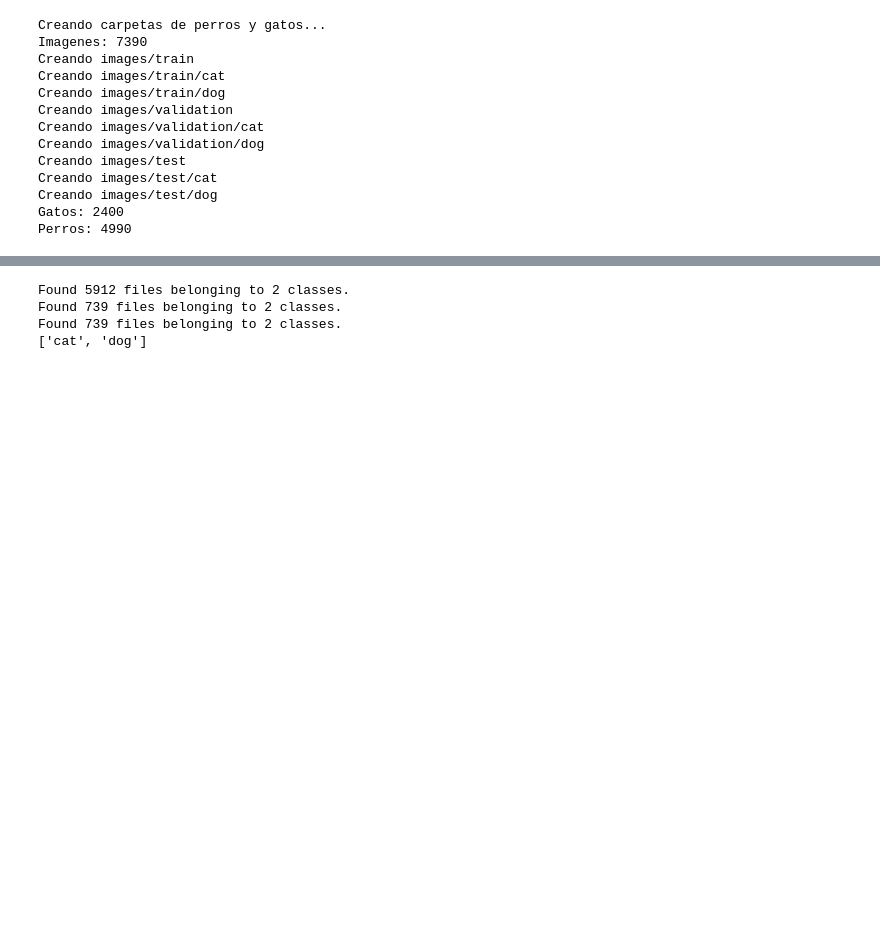
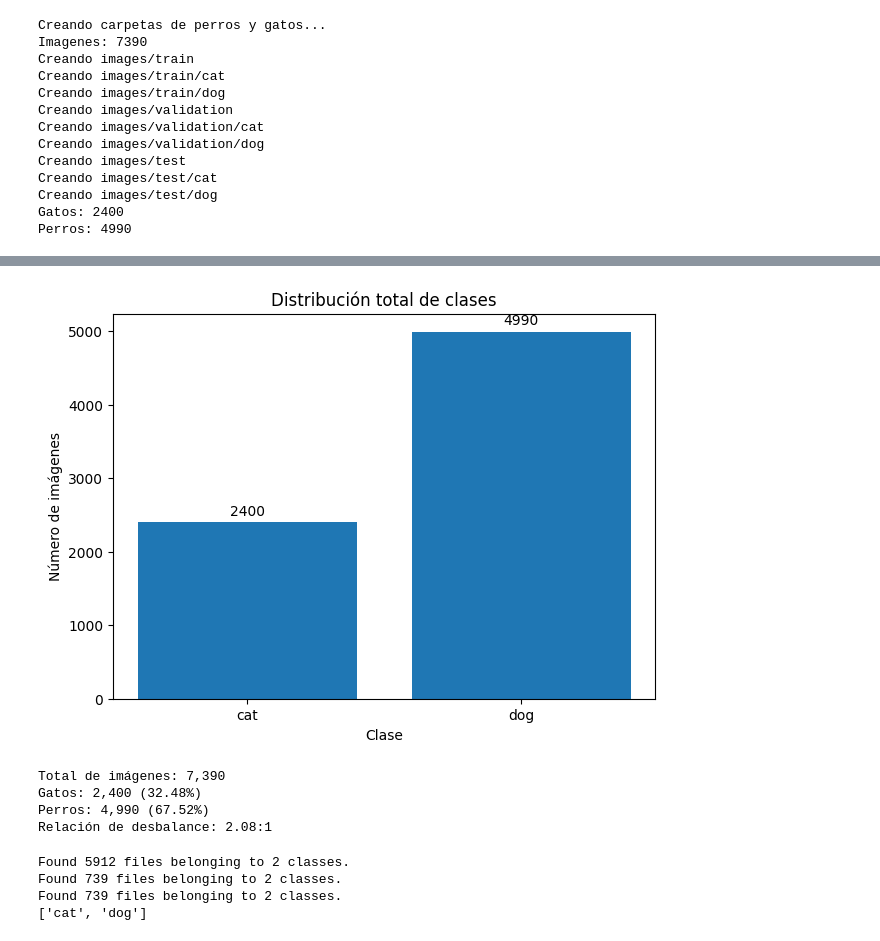
Before and after one commit to gerdoc-unir/M1-ACT-1, a Jupyter notebook: Actividad1_MODAM.ipynb, the cells around one changed output, grey strips where cells are left out. Saved outputs shown, nothing was run; the diff lists cells and outputs as text; code cells hidden in the pictures; blank space fills up the shorter version.

```diff
--- a/Actividad1_MODAM.ipynb
+++ b/Actividad1_MODAM.ipynb
@@ -146,3 +183,33 @@ mover_archivos( perros_test, f'{carpeta_test}/{dog_label}' )
+# %%
+totales = df[ df[ conjunto_label] == total_label]
+valores = [ totales[ cat_label ].iloc[0], totales[ dog_label ].iloc[0] ]
+plt.figure(figsize=(7, 5))
+barras = plt.bar( [ cat_label, dog_label ], valores )
+plt.title("Distribución total de clases")
+plt.xlabel("Clase")
+plt.ylabel("Número de imágenes")
+plt.bar_label( barras, fmt="%d",padding=3 )
+plt.show()
+# %% [output]
+[figure, added]
+# %%
+gatos: int = total[ cat_label ].iloc[ 0 ]
+perros: int = total[ dog_label ].iloc[ 0 ]
+imagenes:int  = total[ total_label ].iloc[ 0 ]
+porcentaje_gatos: float = gatos / imagenes * 100
+porcentaje_perros: float = perros / imagenes * 100
+print(f"Total de imágenes: {imagenes:,}")
+print(f"Gatos: {gatos:,} ({porcentaje_gatos:.2f}%)")
+print(f"Perros: {perros:,} ({porcentaje_perros:.2f}%)")
+mayor = max(gatos, perros)
+menor = min(gatos, perros)
+ratio = mayor / menor
+print(f"Relación de desbalance: {ratio:.2f}:1")
+# %% [output]
+Total de imágenes: 7,390
+Gatos: 2,400 (32.48%)
+Perros: 4,990 (67.52%)
+Relación de desbalance: 2.08:1
 # %%
 #Cargamos a keras el dataset
 train_ds = keras.utils.image_dataset_from_directory( carpeta_train, image_size=IMG_SIZE, batch_size=BATCH_SIZE, label_mode="binary", shuffle=True )
```
Also changed, not shown: parts of 8 cells of this notebook.
